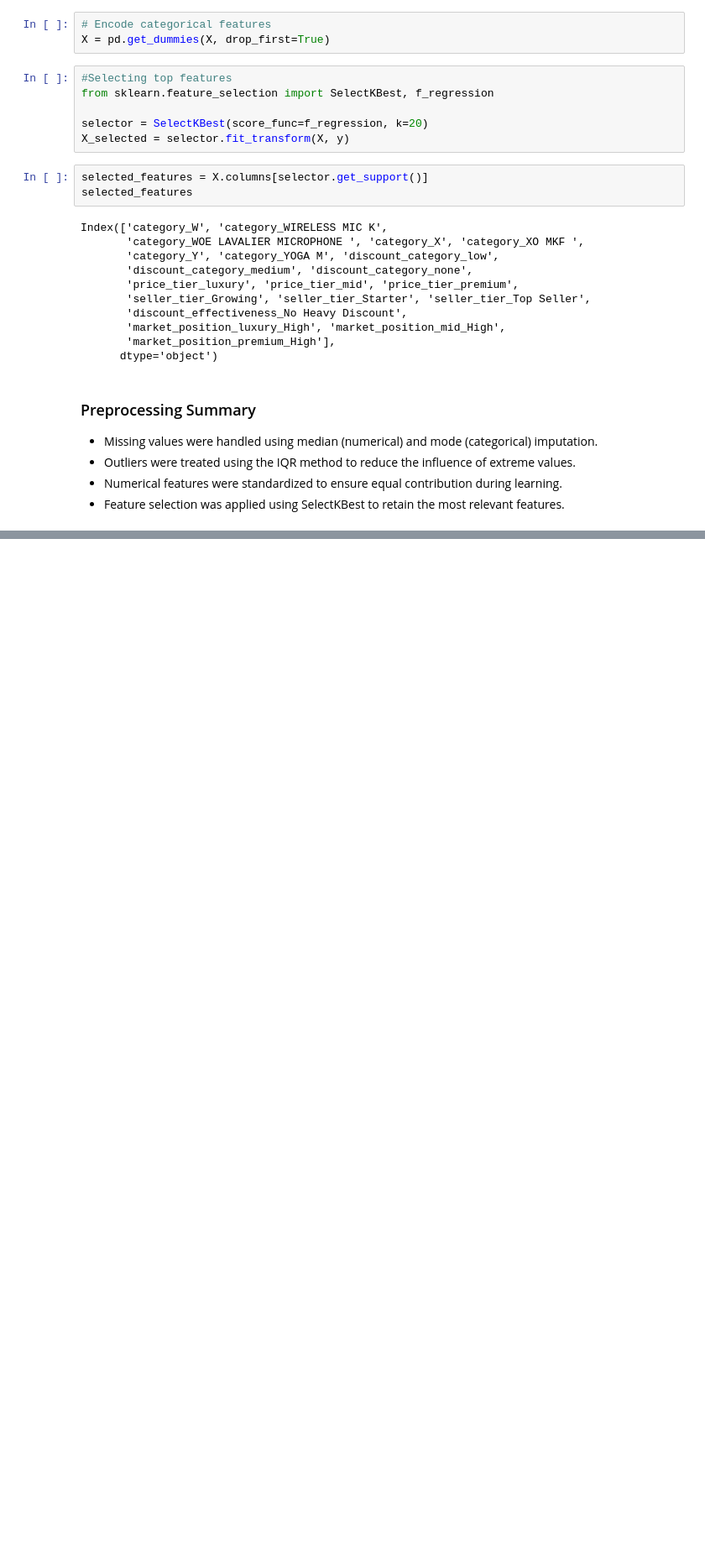
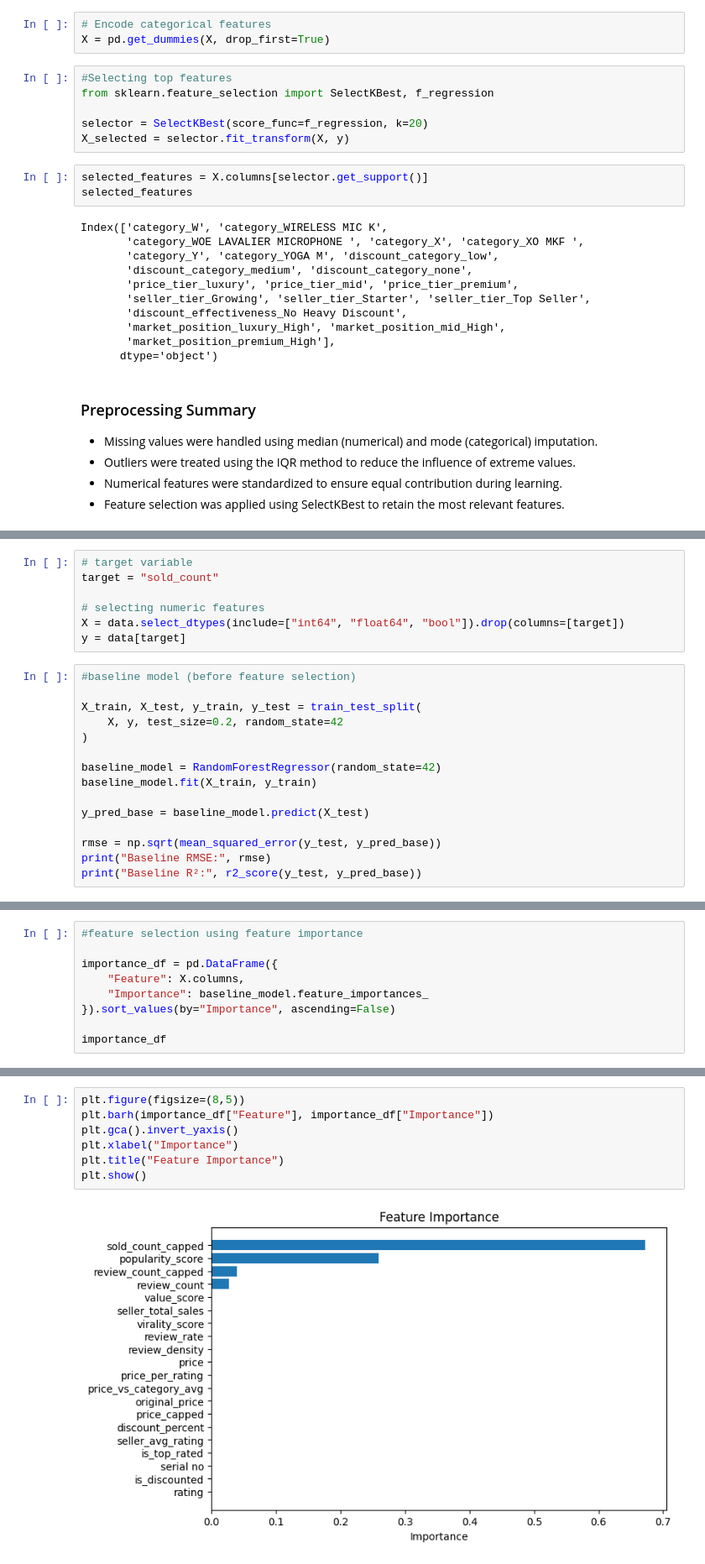
Before and after one commit to Statistics-and-Machine-Learning/Group_Exercise-2_Regression_Analysis_and_Feature_Selection, a Jupyter notebook: notebooks/regression_analysis.ipynb, the cells around one changed output, grey strips where cells are left out. Shown at 84% size. Cells and saved outputs as stored; diff of their text form; blank space fills up the shorter version.

Commit message:
Enhance the model

```diff
--- a/notebooks/regression_analysis.ipynb
+++ b/notebooks/regression_analysis.ipynb
@@ -113,0 +127,22 @@ Index(['category_W', 'category_WIRELESS MIC K',
+# %%
+# target variable
+target = "sold_count"
+
+# selecting numeric features
+X = data.select_dtypes(include=["int64", "float64", "bool"]).drop(columns=[target])
+y = data[target]
+# %%
+#baseline model (before feature selection)
+
+X_train, X_test, y_train, y_test = train_test_split(
+    X, y, test_size=0.2, random_state=42
+)
+
+baseline_model = RandomForestRegressor(random_state=42)
+baseline_model.fit(X_train, y_train)
+
+y_pred_base = baseline_model.predict(X_test)
+
+rmse = np.sqrt(mean_squared_error(y_test, y_pred_base))
+print("Baseline RMSE:", rmse)
+print("Baseline R²:", r2_score(y_test, y_pred_base))
@@ -113,0 +152,9 @@ Index(['category_W', 'category_WIRELESS MIC K',
+# %%
+#feature selection using feature importance
+
+importance_df = pd.DataFrame({
+    "Feature": X.columns,
+    "Importance": baseline_model.feature_importances_
+}).sort_values(by="Importance", ascending=False)
+
+importance_df
@@ -113,0 +183,9 @@ Index(['category_W', 'category_WIRELESS MIC K',
+# %%
+plt.figure(figsize=(8,5))
+plt.barh(importance_df["Feature"], importance_df["Importance"])
+plt.gca().invert_yaxis()
+plt.xlabel("Importance")
+plt.title("Feature Importance")
+plt.show()
+# %% [output]
+[figure, added]
```
Also changed, not shown: parts of 11 cells of this notebook.
